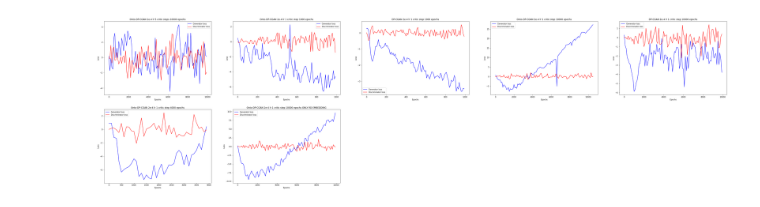
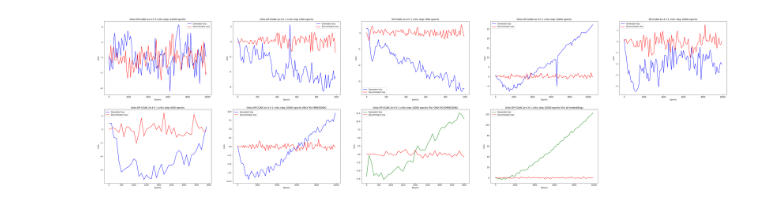
Before and after one commit to sunchang0124/dp_cgans, a Jupyter notebook: loss.ipynb, the cells around one changed output. Saved outputs shown, nothing was run; the diff lists cells and outputs as text; code cells hidden in the pictures.

```diff
--- a/loss.ipynb
+++ b/loss.ipynb
@@ -16,32 +16,40 @@ def plot_loss(ax, title, df, gen_color='blue', disc_color='red'):
 fig = plt.figure(figsize=(60, 16))
 cols = 5
 
 ax1 = fig.add_subplot(2, cols, 1)
 df1 = pd.read_csv('../persistent/model/2022_08_04_11_08_31_loss_output_10000.txt', sep=',', header=0).iloc[::100]
 plot_loss(ax1, 'Onto-DP-CGAN 1e-4 lr 5 critic steps 10000 epochs', df1)
 
 ax2 = fig.add_subplot(2, cols, 4)
 df2 = pd.read_csv('../persistent/model/2022_08_05_07_24_28_loss_output_20000.txt', sep=',', header=0).iloc[::100]
 plot_loss(ax2, 'Onto-DP-CGAN 2e-4 lr 1 critic step 10000 epochs', df2)
 
 ax3 = fig.add_subplot(2, cols, 2)
 df3 = pd.read_csv('../persistent/model/2022_08_04_15_13_33_loss_output_1000.txt', sep=',', header=0).iloc[::10]
 plot_loss(ax3, 'Onto-DP-CGAN 2e-4 lr 1 critic step 1000 epochs', df3)
 
 ax4 = fig.add_subplot(2, cols, 5)
-df4 = pd.read_csv('../test_loss/dp_cgans/loss_output_10000.txt', sep=',', header=0).iloc[::100]
+df4 = pd.read_csv('../test_loss/dp_cgans/ontodata_loss_output_10000.txt', sep=',', header=0).iloc[::100]
 plot_loss(ax4, 'DP-CGAN 2e-4 lr 1 critic step 10000 epochs', df4)
 
 ax5 = fig.add_subplot(2, cols, 3)
 df5 = pd.read_csv('../test_loss/dp_cgans/loss_output_1000.txt', sep=',', header=0).iloc[::10]
 plot_loss(ax5, 'DP-CGAN 2e-4 lr 1 critic step 1000 epochs', df5)
 
 ax6 = fig.add_subplot(2, cols, 6)
 df6 = pd.read_csv('../persistent/model/2022_08_05_09_38_11_loss_output_4000.txt', sep=',', header=0).iloc[::100]
 plot_loss(ax6, 'Onto-DP-CGAN 2e-4 lr 1 critic step 4000 epochs', df6)
 
 ax7 = fig.add_subplot(2, cols, 7)
 df7 = pd.read_csv('../persistent/model/2022_08_08_08_13_37_loss_output_10000.txt', sep=',', header=0).iloc[::100]
 plot_loss(ax7, 'Onto-DP-CGAN 2e-4 lr 1 critic step 10000 epochs ONLY RD EMBEDDING', df7)
+
+ax8 = fig.add_subplot(2, cols, 8)
+df8 = pd.read_csv('../persistent/model/2022_08_09_07_08_54_loss_output_10000.txt', sep=',', header=0).iloc[::100]
+plot_loss(ax8, 'Onto-DP-CGAN 2e-4 lr 1 critic step 10000 epochs (fix) ONLY RD EMBEDDING', df8, gen_color='green')
+
+ax9 = fig.add_subplot(2, cols, 9)
+df9 = pd.read_csv('../persistent/model/2022_08_08_15_16_40_loss_output_10000.txt', sep=',', header=0).iloc[::100]
+plot_loss(ax9, 'Onto-DP-CGAN 2e-4 lr 1 critic step 10000 epochs (fix) all embeddings', df9, gen_color='green')
 # %% [output]
-[figure, old version]
+[figure, new version]
```
Also changed, not shown: 2 other files.
